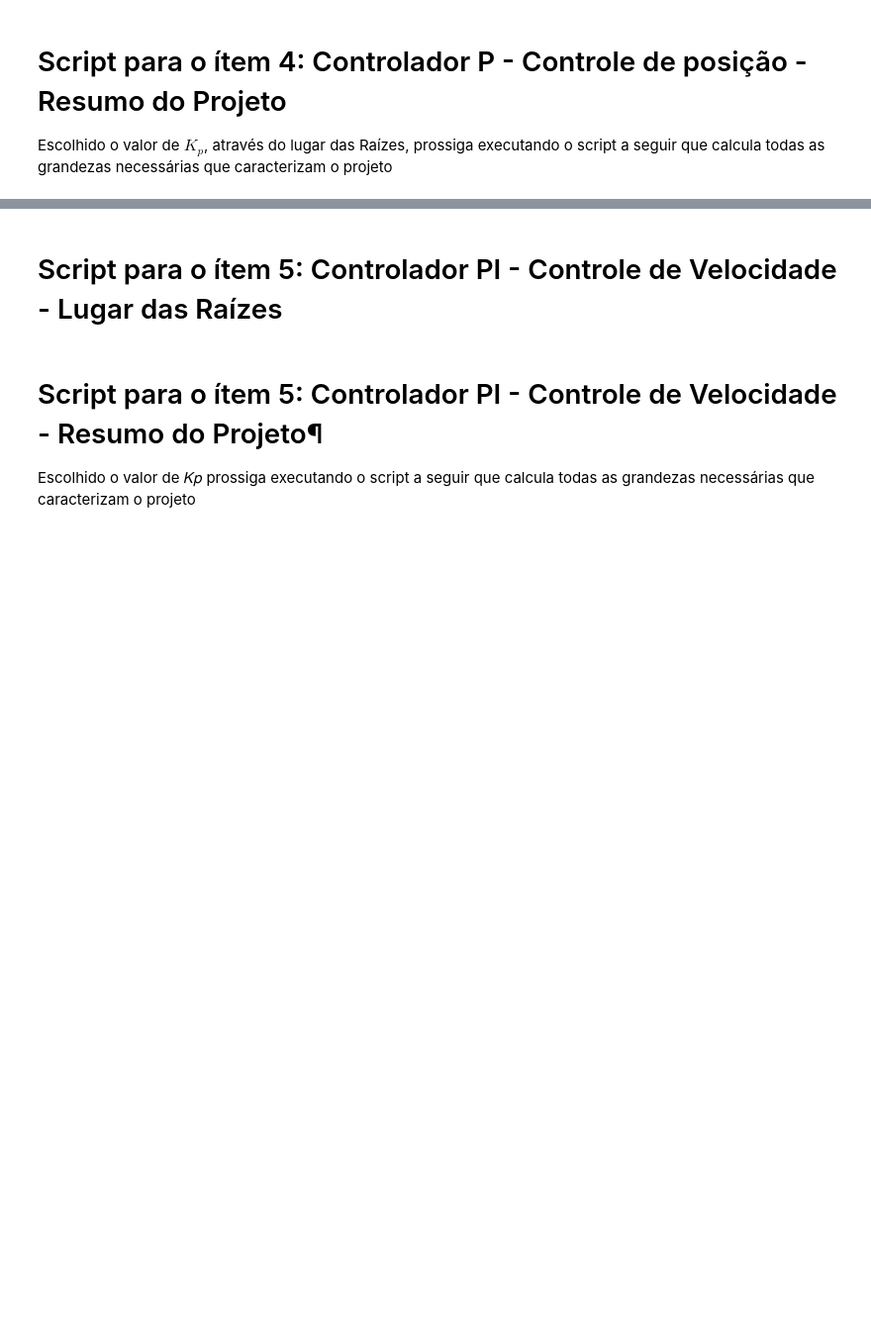
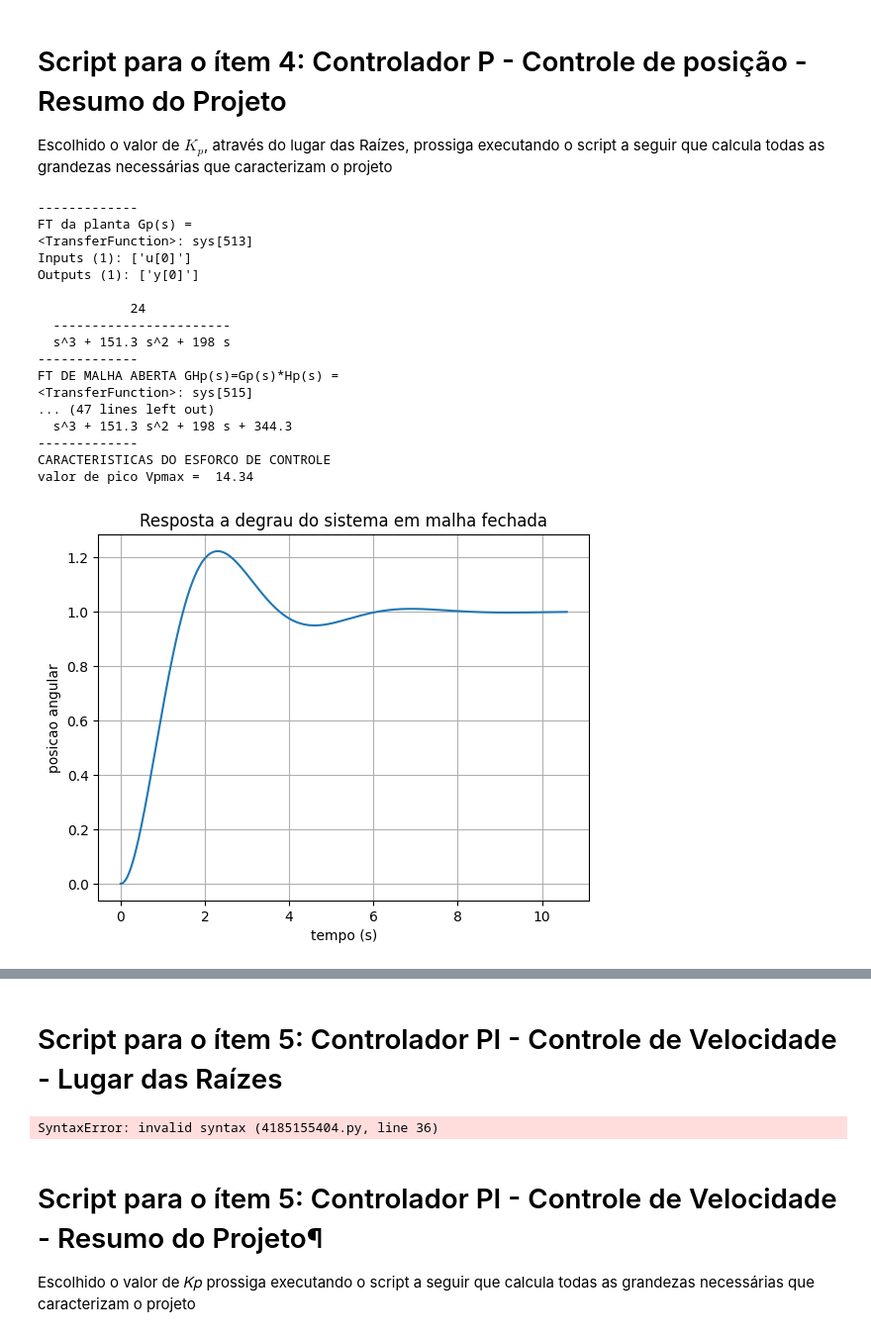
Before and after one commit to Night2077/LAB2, a Jupyter notebook: ProjetoComLugarDasRaizesV2026.ipynb, the cells around one changed output, grey strips where cells are left out. Shown at 99% size. Drawn from its saved outputs; the diff is of its cells as text; code cells hidden in the pictures; blank space fills up the shorter version.

```diff
--- a/ProjetoComLugarDasRaizesV2026.ipynb
+++ b/ProjetoComLugarDasRaizesV2026.ipynb
@@ -324,7 +340,7 @@ print('-------------')
 print('FT da planta Gp(s) = ')
 print(Gp)
 # Setar o ganho obtido pelo LR
-Kp = 1
+Kp = 45.11
 # Controlador Proporcional
 H1 = Kp
 # Controlador Hp(s)
@@ -389,30 +405,49 @@ plt.grid()
 # o sinal u(t) pode ser calculado definindo-se
 # um sistema de controle em malha fechada onde H(s)
 # esta na malha direta e G(s) na malha de realimentacao
 #
 # R(s)  E(s)|------|        U(s)
 #---->(+)---| H(s) |------------>
 #    _ ^    |------|    |
 #      |                |
 #      |    |------|    |
 #      |----| G(s) |<----
 #           |------|
 #
 esforco=co.feedback(Hp,Gp)
 print('-------------')
 print('FT DO ESFORCO DE CONTROLE Hp(s)/(1+Hp(s)Gp(s))')
 print(esforco)
 # Caracteristicas da resposta transitória
 SE=co.stepinfo(esforco)
 # Valor de pico
 print('-------------')
 print('CARACTERISTICAS DO ESFORCO DE CONTROLE')
 print('valor de pico Vpmax = ','%.2f' % SE['Peak'])
 plt.figure(4)
 Vp, te = co.step(esforco)
 plt.plot(te, Vp)
 plt.title('Características do esforço de controle')
 plt.xlabel('tempo (s)')
 plt.ylabel('esforco de controle Vp(t)')
 plt.grid()
 plt.show()
+# %% [output]
+-------------
+FT da planta Gp(s) =
+<TransferFunction>: sys[513]
+Inputs (1): ['u[0]']
+Outputs (1): ['y[0]']
+
+            24
+  -----------------------
+  s^3 + 151.3 s^2 + 198 s
+-------------
+FT DE MALHA ABERTA GHp(s)=Gp(s)*Hp(s) =
+<TransferFunction>: sys[515]
+... (47 lines left out)
+  s^3 + 151.3 s^2 + 198 s + 344.3
+-------------
+CARACTERISTICAS DO ESFORCO DE CONTROLE
+valor de pico Vpmax =  14.34
+[figure, added]
@@ -583,6 +619,8 @@ Hw = Ktac*H1
 GHw=Gw*Hw
 [rlist,klist]=co.rlocus(GHw)
 plt.show()
+# %% [output]
+SyntaxError: invalid syntax (4185155404.py, line 36)
 # %% [markdown]
 # Script para o ítem 5: Controlador PI - Controle de Velocidade - Resumo do Projeto¶
 
```
Also changed, not shown: parts of 3 cells of this notebook, 3 other files.
